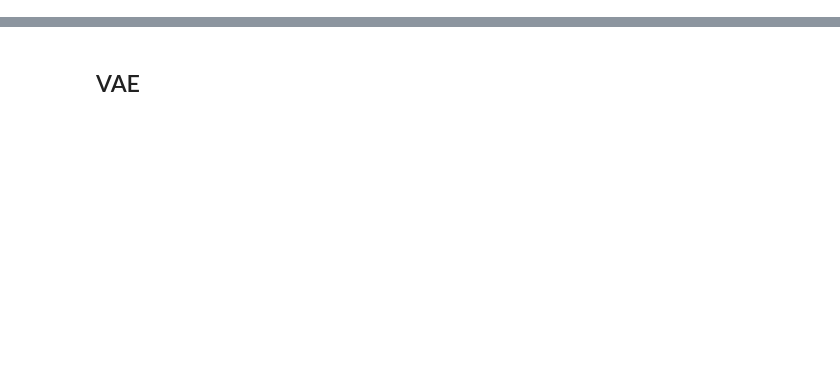
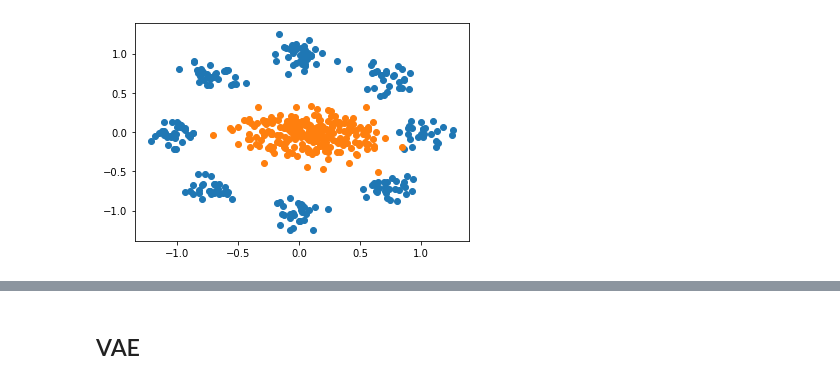
Before and after one commit to nkotelevskii/hmc, a Jupyter notebook: simple_examples.ipynb, the cells around one changed output, grey strips where cells are left out. Cells and saved outputs as stored; diff of their text form; code cells hidden in the pictures; blank space fills up the shorter version.

```diff
--- a/simple_examples.ipynb
+++ b/simple_examples.ipynb
@@ -139,0 +180,90 @@ dataloader = torch.utils.data.DataLoader(data, batch_size=args.train_batch_size,
+# %%
+# def model():
+# #     pdb.set_trace()
+#     theta = pyro.sample('theta', dist.Normal(torch.zeros((z_dim, L)), torch.ones((z_dim, L))))
+#     z = pyro.sample('z', dist.Normal(torch.zeros((data.shape[0], z_dim)), torch.zeros((data.shape[0], z_dim))))
+#     probs = torch.sigmoid(z @ theta)
+# #     with pyro.plate('obs_plate'):
+#     return pyro.sample("obs", dist.Bernoulli(probs=probs), obs=data)
+def potential_fn(z):
+#     pdb.set_trace()
+    z = z['points']
+#     probs = torch.sigmoid(z @ current_matrix)
+#     return -torch.mean(torch.distributions.Bernoulli(probs=probs).log_prob(batch_train).sum(1) + std_normal.log_prob(z).sum(1))
+    mu_recovered = dec(z)
+    return -(torch.distributions.Normal(loc=mu_recovered, scale=torch.ones_like(mu_recovered)).log_prob(batch_train).sum(1) + std_normal.log_prob(z).sum(1)).sum()
+# %%
+# dec = Decoder(L=L, z_dim=z_dim).to(device)
+dec = Decoder_vae(L=L, z_dim=z_dim).to(device)
+std_normal = torch.distributions.Normal(loc=torch.tensor(0., device=device),
+                                                scale=torch.tensor(1., device=device))
+optimizer = torch.optim.Adam(params=dec.parameters(), lr=3e-4)
+scheduler = torch.optim.lr_scheduler.ReduceLROnPlateau(optimizer, verbose=True, threshold=1e-2, eps=1e-6, mode='max')
+
+print_info_ = 1
+n_samples = 100
+
+# transitions = nn.ModuleList([HMC_vanilla(args) for _ in range(args.K)])
+
+# class Target():
+#     def __init__(self,):
+#         pass
+#     def get_logdensity(self, z, x):
+# #         pdb.set_trace()
+#         mu_recovered = dec(z)
+#         return (torch.distributions.Normal(loc=mu_recovered, scale=torch.ones_like(mu_recovered)).log_prob(x).sum(1) + std_normal.log_prob(z).sum(1)).sum()
+
+# target = Target()
+# with torch.autograd.detect_anomaly():
+for ep in tqdm(range(args.num_epoches)): # cycle over epoches
+    plt.close()
+    j = 0
+    obj_sum = 0
+    for b_num, batch_train in enumerate(dataloader): # cycle over batches
+
+        init_samples = std_normal.sample((batch_train.shape[0], z_dim))
+#         p = std_normal.sample((batch_train.shape[0], z_dim))
+#         z = init_samples
+#         pdb.set_trace()
+#         for k in range(args.K):
+#             z, p, _, _, _, _ = transitions[k].make_transition(z, p, target, x=batch_train)
+        init_params = {'points': init_samples}
+
+#         current_matrix = dec.W.weight.detach().T
+
+        nuts_kernel = NUTS(potential_fn=potential_fn)
+        mcmc = MCMC(nuts_kernel,
+                    initial_params=init_params,
+                    num_samples=n_samples,
+                    warmup_steps=10)
+
+        for p in dec.parameters():
+            p.requires_grad_(False)
+
+        mcmc.run()
+        z = mcmc.get_samples()['points'][-n_samples:]
+
+        for p in dec.parameters():
+            p.requires_grad_(True)
+
+#         pdb.set_trace()
+#         probs = torch.sigmoid(dec(z))
+#         obj = torch.mean((torch.distributions.Bernoulli(probs=probs).log_prob(batch_train).mean(0).sum(1)))
+
+        mu_recovered = dec(z)
+        obj = (torch.distributions.Normal(loc=mu_recovered, scale=torch.ones_like(mu_recovered)).log_prob(batch_train).mean(0).sum(1)).mean()
+#         obj = (torch.distributions.Normal(loc=mu_recovered, scale=torch.ones_like(mu_recovered)).log_prob(batch_train).sum(1)).mean()
+        (-obj).backward()
+        optimizer.step()
+        optimizer.zero_grad()
+
+        j += 1
+        obj_sum += obj.cpu().detach().numpy()
+    scheduler.step(obj)
+    if ep % print_info_ == 0:
+        print(obj_sum / j)
+        plt.scatter(batch_train.cpu().detach().numpy()[:, 0], batch_train.cpu().detach().numpy()[:, 1])
+        plt.scatter(mu_recovered.cpu().detach().numpy()[-1, :, 0], mu_recovered.cpu().detach().numpy()[-1, :, 1])
+#         plt.scatter(mu_recovered.cpu().detach().numpy()[:, 0], mu_recovered.cpu().detach().numpy()[:, 1])
+        plt.show()
+# %% [output]
@@ -139,0 +271 @@ dataloader = torch.utils.data.DataLoader(data, batch_size=args.train_batch_size,
+[figure, added]
```
Also changed, not shown: parts of 21 cells of this notebook, 1 other file.
